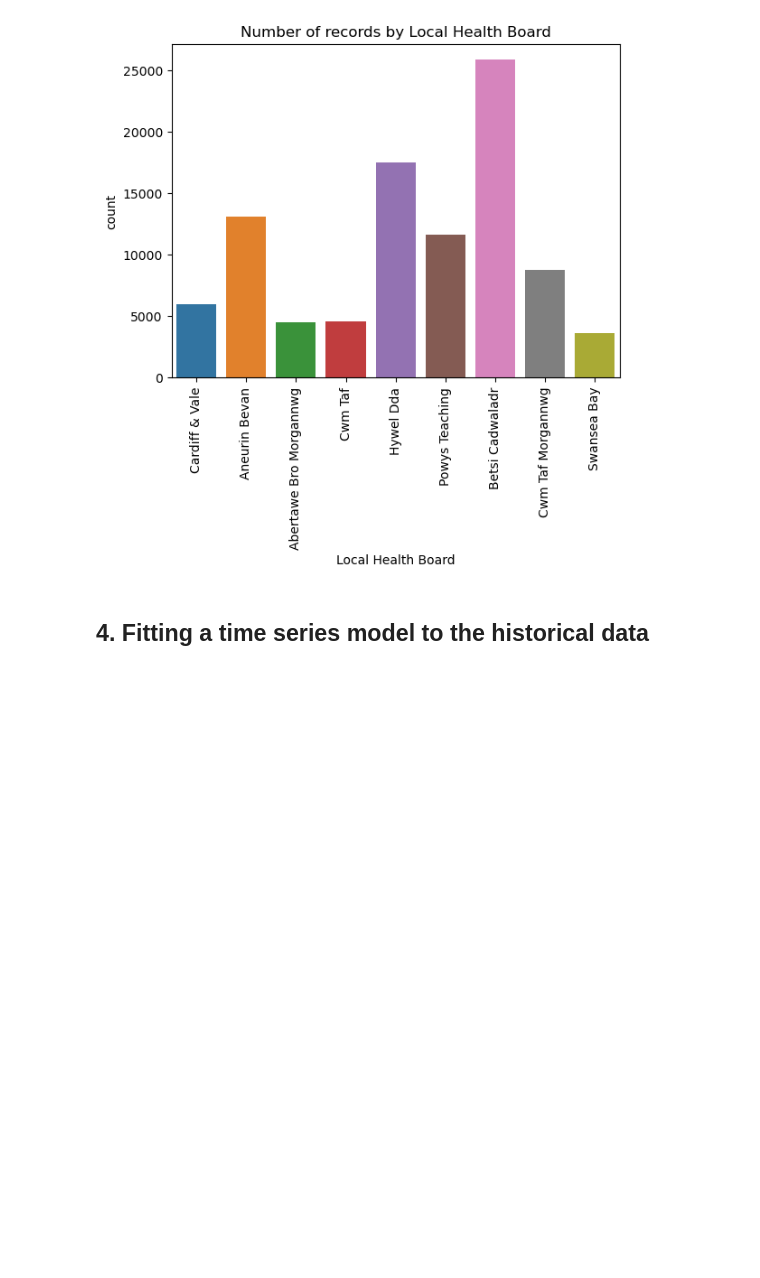
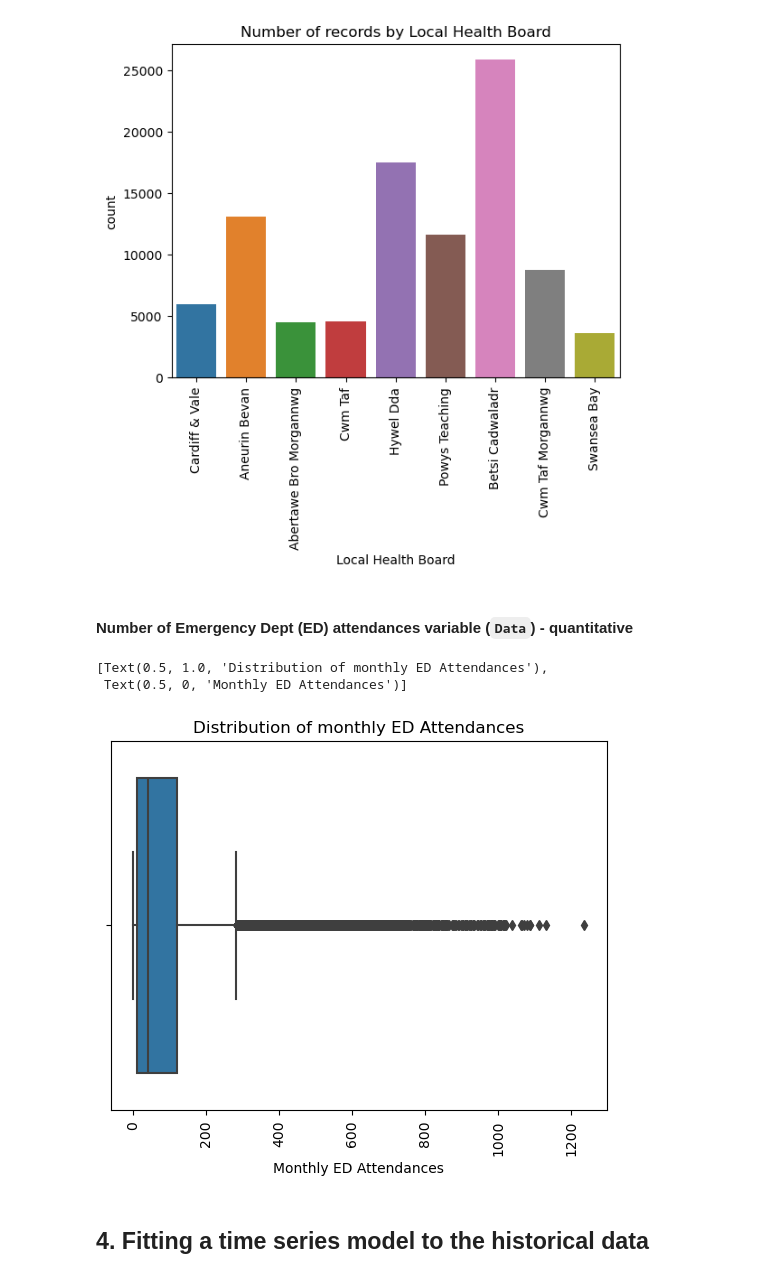
Before and after one commit to AuraFrizzati/python2-swansea-course, a Jupyter notebook: final_project/final_project_python2_AuraFrizzati.ipynb, the cells around one changed output. Saved outputs shown, nothing was run; the diff lists cells and outputs as text; code cells hidden in the pictures; blank space fills up the shorter version.

Commit message:
added pplot for quant variable

```diff
--- a/final_project/final_project_python2_AuraFrizzati.ipynb
+++ b/final_project/final_project_python2_AuraFrizzati.ipynb
@@ -226,6 +225,17 @@ plot.set(title="Number of records by Local Health Board", xlabel="Local Health B
 [Text(0.5, 1.0, 'Number of records by Local Health Board'),
  Text(0.5, 0, 'Local Health Board')]
 [figure]
+# %% [markdown]
+#### **Number of Emergency Dept (ED) attendances** variable (`Data`)  - quantitative
+# %%
+## boxplot of ED attendances data
+plot = sns.boxplot(x="Data", data=ED_wales_data_cln)
+plot.set_xticklabels(plot.get_xticklabels(), rotation=90)
+plot.set(title="Distribution of monthly ED Attendances", xlabel="Monthly ED Attendances")
+# %% [output]
+[Text(0.5, 1.0, 'Distribution of monthly ED Attendances'),
+ Text(0.5, 0, 'Monthly ED Attendances')]
+[figure, added]
 # %% [markdown]
 ## **4. Fitting a time series model to the historical data**
 # %% [markdown]
```
Also changed, not shown: parts of 5 cells of this notebook.
